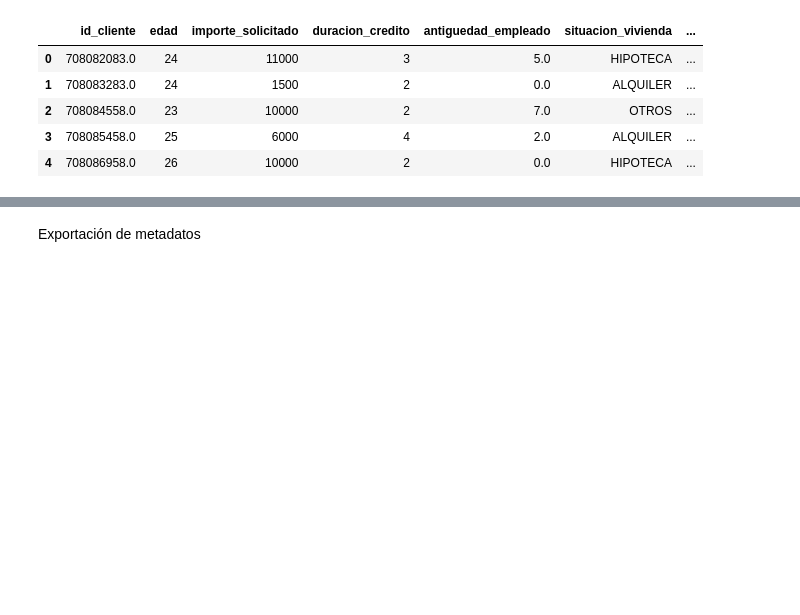
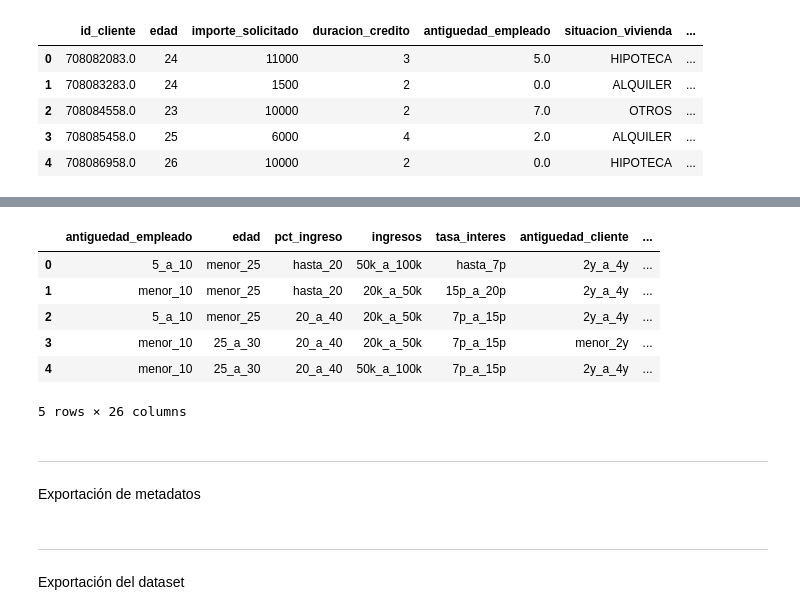
Before and after one commit to ampalmabautista/13MBID, a Jupyter notebook: notebooks/02 Preparación datos/PD01-Transformaciones.ipynb, the cells around one changed output, grey strips where cells are left out. Saved outputs shown, nothing was run; the diff lists cells and outputs as text; code cells hidden in the pictures; blank space fills up the shorter version.

Commit message:
Resultados de preparación de datos

```diff
--- a/notebooks/02 Preparación datos/PD01-Transformaciones.ipynb
+++ b/notebooks/02 Preparación datos/PD01-Transformaciones.ipynb
@@ -53,13 +53,12 @@ display(df_integrado.head(1))
 Selección de datos (filtrado a nivel filas)
 # %%
 # Se establece qué columnas se eliminan
-
-col_eliminar_creditos = ["completitud_fila", "situacion_vivienda_ok"]
+col_eliminar_creditos = ["completitud_fila", "situacion_vivienda_ok", "objetivo_credito_ok", "estado_credito_ok", "falta_pago_ok"]
 col_eliminar_tarjetas = ["nivel_tarjeta"]
 
 # Se ejecuta la operación
-#df_creditos.drop(col_eliminar_creditos, inplace=True, axis=1)
-#df_tarjetas.drop(col_eliminar_tarjetas, inplace=True, axis=1)
+df_creditos.drop(col_eliminar_creditos, inplace=True, axis=1)
+df_tarjetas.drop(col_eliminar_tarjetas, inplace=True, axis=1)
 # %%
 print("Vista del dataset de datos de créditos:")
 display(df_creditos.head(1))
@@ -125,6 +166,7 @@ print(f"Filas después del filtrado: {temp_c3.shape[0]}")
 Integración de datos
 # %%
-df_integrado = pd.merge(temp_c3, df_tarjetas, on='id_cliente', how='inner') #Unir los dataset sobre los que hayamos aplicado los filtros
+df_integrado = pd.merge(temp_4, df_tarjetas, on='id_cliente', how='inner') # Unir los dataset sobre los que hayamos aplicado los filtros
 coincidencias = df_integrado.shape[0]
 
+print(f"Cantidad de filas del dataset integrado: {coincidencias}")
 print(f"Cantidad de columnas del dataset integrado: {df_integrado.shape[1]}")
@@ -147,10 +195,12 @@ cambios_estado_credito = {
 }
 estado_credito_N = df_integrado.loc[:, ('estado_credito')].map(cambios_estado_credito).rename('estado_credito_N')
 
-## SE PUEDEN HACER OTRAS TRANSFORMACIONES, COMO CAMBIAR LOS INGRESOS DE LOS EMPLEADOS A RANGOS
+df_integrado = pd.concat([estado_civil_N, estado_credito_N, df_integrado], axis=1)
+df_integrado.head()
 
-df_final = pd.concat([estado_civil_N, estado_credito_N, df_integrado], axis=1)
-df_final.head()
+# Eliminación de las columnas auxiliares
+col_eliminar = [
+              'estado_civil',
+              'estado_credito']
 
-
-# Sobre este resultado será necesario eliminar las columnas auxiliares
+df_integrado.drop(col_eliminar, inplace=True, axis=1)
@@ -157,2 +380,31 @@ df_final.head()
+# %%
+col_eliminar_final = [
+              'antiguedad_empleado',
+              'edad',
+              'pct_ingreso',
+              'ingresos',
+              'tasa_interes',
+              'antiguedad_cliente',
+              'limite_credito_tc',
+              'gastos_ult_12m',
+              'operaciones_ult_12m',
+              'regla_pct_ingresos',
+              'regla_duracion_credito',
+              'id_cliente']
+
+df_integrado.drop(col_eliminar_final, inplace=True, axis=1)
+
+
+df_final = pd.concat([antiguedad_empleado_N, edad_N, pct_ingreso_N, ingresos_N, tasa_interes_N, antiguedad_cliente_N, limite_credito_tc_N, gastos_ult_12m_N, operaciones_ult_12m_N, df_integrado], axis=1)
+df_final.head(5)
+# %% [output]
+|  | antiguedad_empleado | edad | pct_ingreso | ingresos | tasa_interes | antiguedad_cliente | ... |
+| 0 | 5_a_10 | menor_25 | hasta_20 | 50k_a_100k | hasta_7p | 2y_a_4y | ... |
+| 1 | menor_10 | menor_25 | hasta_20 | 20k_a_50k | 15p_a_20p | 2y_a_4y | ... |
+| 2 | 5_a_10 | menor_25 | 20_a_40 | 20k_a_50k | 7p_a_15p | 2y_a_4y | ... |
+| 3 | menor_10 | 25_a_30 | 20_a_40 | 20k_a_50k | 7p_a_15p | menor_2y | ... |
+| 4 | menor_10 | 25_a_30 | 20_a_40 | 50k_a_100k | 7p_a_15p | 2y_a_4y | ... |
+5 rows × 26 columns
 # %% [markdown]
+-----
 Exportación de metadatos
@@ -158,0 +416,3 @@ Exportación de metadatos
+# %% [markdown]
+-----
+Exportación del dataset
```
Also changed, not shown: parts of 17 cells of this notebook.
